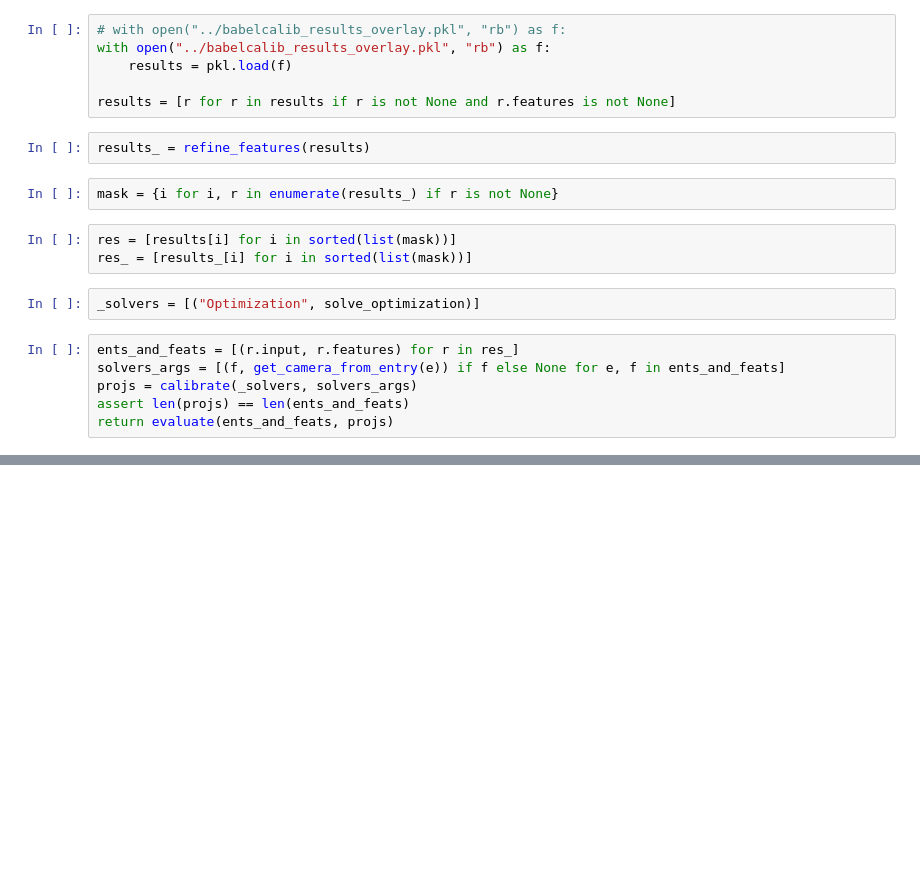
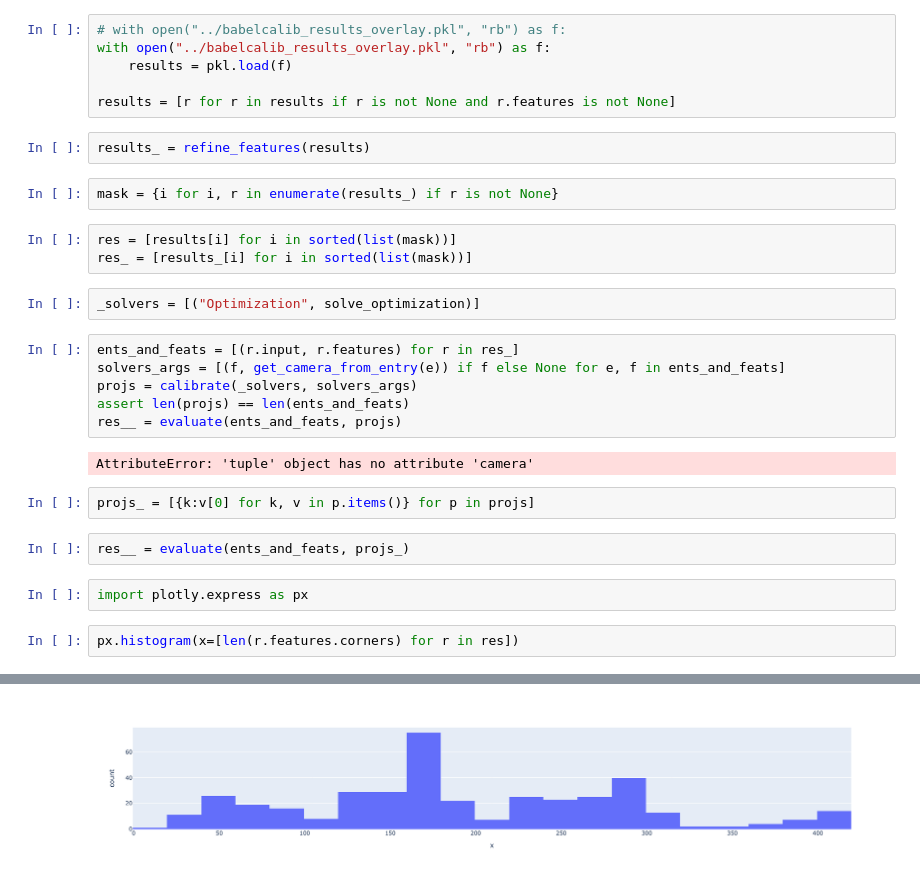
Before and after one commit to anstadnik/camera_calibration, a Jupyter notebook: notebooks/EvalOverlayed.ipynb, the cells around one changed output, grey strips where cells are left out. Saved outputs shown, nothing was run; the diff lists cells and outputs as text; blank space fills up the shorter version.

```diff
--- a/notebooks/EvalOverlayed.ipynb
+++ b/notebooks/EvalOverlayed.ipynb
@@ -53,4 +53,15 @@ ents_and_feats = [(r.input, r.features) for r in res_]
 solvers_args = [(f, get_camera_from_entry(e)) if f else None for e, f in ents_and_feats]
 projs = calibrate(_solvers, solvers_args)
 assert len(projs) == len(ents_and_feats)
-return evaluate(ents_and_feats, projs)
+res__ = evaluate(ents_and_feats, projs)
+# %% [output]
+AttributeError: 'tuple' object has no attribute 'camera'
+# %%
+projs_ = [{k:v[0] for k, v in p.items()} for p in projs]
+# %%
+res__ = evaluate(ents_and_feats, projs_)
+# %%
+import plotly.express as px
+# %%
+px.histogram(x=[len(r.features.corners) for r in res])
+# %% [output]
@@ -56,0 +69 @@ return evaluate(ents_and_feats, projs)
+[figure, added]
```
Also changed, not shown: parts of 5 cells of this notebook, 22 other files.
